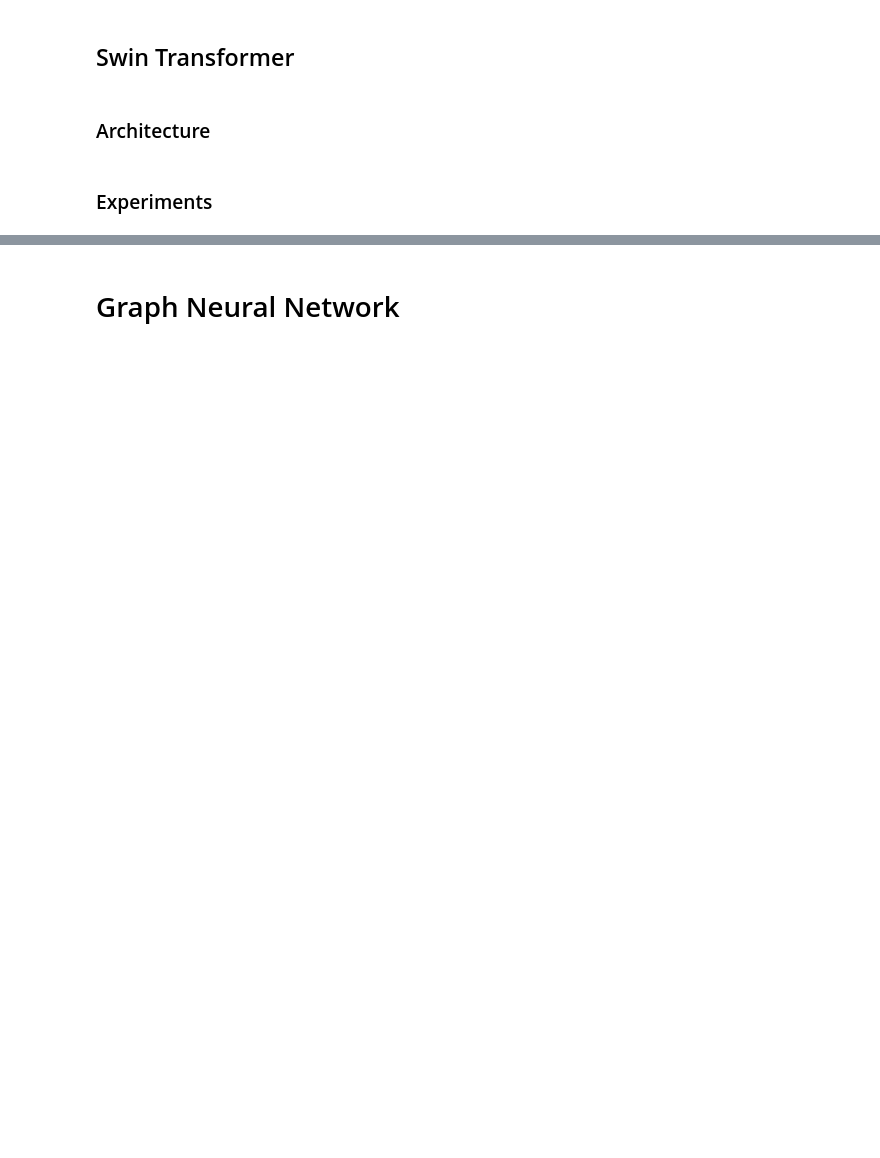
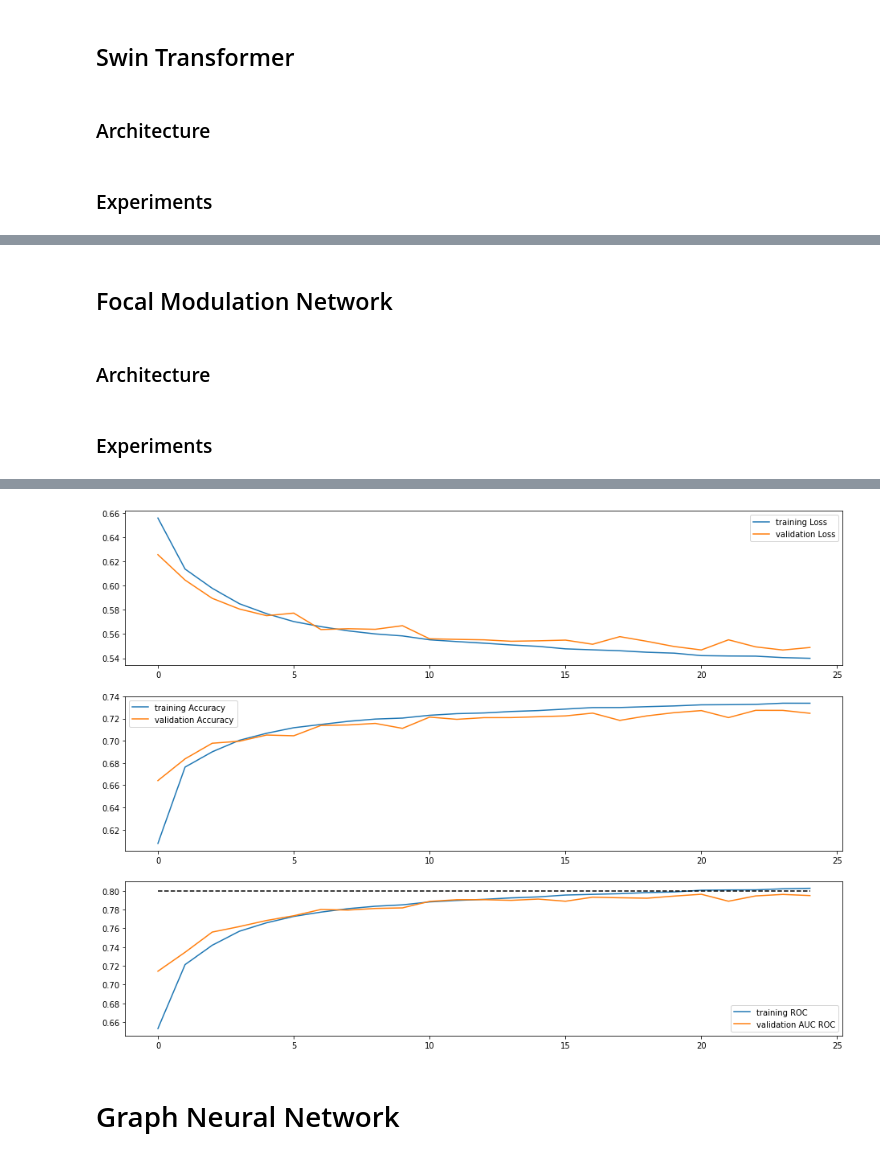
Before and after one commit to mlewandowski0/E2E_2023, a Jupyter notebook: Task1_pytorch_lower_mem_normalized_data.ipynb, the cells around one changed output, grey strips where cells are left out. Cells and saved outputs as stored; diff of their text form; code cells hidden in the pictures; blank space fills up the shorter version.

Commit message:
more transformers, done with task 1 ?

```diff
--- a/Task1_pytorch_lower_mem_normalized_data.ipynb
+++ b/Task1_pytorch_lower_mem_normalized_data.ipynb
@@ -3396,0 +3451,4 @@ Epoch 23/24
+# %% [markdown]
+## Focal Modulation Network
+# %% [markdown]
+### Architecture
@@ -3396,0 +3960,74 @@ Epoch 23/24
+# %% [markdown]
+### Experiments
+# %%
+r""" Focal Modulation Networks (FocalNets)
+class FocalNet(nn.Module):
+    Args:
+        img_size (int | tuple(int)): Input image size. Default 224
+        patch_size (int | tuple(int)): Patch size. Default: 4
+        in_chans (int): Number of input image channels. Default: 3
+        num_classes (int): Number of classes for classification head. Default: 1000
+        embed_dim (int): Patch embedding dimension. Default: 96
+        depths (tuple(int)): Depth of each Focal Transformer layer.
+        mlp_ratio (float): Ratio of mlp hidden dim to embedding dim. Default: 4
+        drop_rate (float): Dropout rate. Default: 0
+        drop_path_rate (float): Stochastic depth rate. Default: 0.1
+        norm_layer (nn.Module): Normalization layer. Default: nn.LayerNorm.
+        patch_norm (bool): If True, add normalization after patch embedding. Default: True
+        use_checkpoint (bool): Whether to use checkpointing to save memory. Default: False
+        focal_levels (list): How many focal levels at all stages. Note that this excludes the finest-grain level. Default: [1, 1, 1, 1]
+        focal_windows (list): The focal window size at all stages. Default: [7, 5, 3, 1]
+        use_conv_embed (bool): Whether use convolutional embedding. We noted that using convolutional embedding usually improve the performance, but we do not use it by default. Default: False
+        use_layerscale (bool): Whether use layerscale proposed in CaiT. Default: False
+        layerscale_value (float): Value for layer scale. Default: 1e-4
+        use_postln (bool): Whether use layernorm after modulation (it helps stablize training of large models)
+    def __init__(self,
+                img_size=224,
+                patch_size=4,
+                in_chans=3,
+                num_classes=1000,
+                embed_dim=96,
+                depths=[2, 2, 6, 2],
+                mlp_ratio=4.,
+                drop_rate=0.,
+                drop_path_rate=0.1,
+                norm_layer=nn.LayerNorm,
+                patch_norm=True,
+                use_checkpoint=False,
+                focal_levels=[2, 2, 2, 2],
+                focal_windows=[3, 3, 3, 3],
+                use_conv_embed=False,
+                use_layerscale=False,
+                layerscale_value=1e-4,
+                use_postln=False,
+                use_postln_in_modulation=False,
+                normalize_modulator=False,
+                **kwargs):
+    """
+
+
+model_ft = FocalNet(img_size = 32,
+                    patch_size = 4,
+                    window_size=8,
+                    in_chans = 2,
+                    num_classes = 1,
+                    depths=[2, 3])
+model_ft = model_ft.to(device)
+
+#print(summary(model_ft, (2, 32, 32)))
+
+optim = pt_optim.Adam(model_ft.parameters())
+lr_sched = pt_lr_scheduler.StepLR(optim, 5, 0.95)
+dataloaders = {
+    "train" : train_dataloader,
+    "val" : validation_dataloader
+}
+
+dataset_sizes = {
+    "train" : training_ds_size,
+    "val" : validation_ds_size
+}
+
+simple_res = train_model(model_ft, F.binary_cross_entropy, optim, lr_sched, dataloaders, dataset_sizes, os.path.join(model_save_folder, "simpleViT.pth"))
+plotResults(simple_res)
+# %% [output]
@@ -3397,2 +4051,3 @@ Epoch 23/24
+[figure, added]
 # %% [markdown]
 # Graph Neural Network
```
Also changed, not shown: parts of 9 cells of this notebook.
